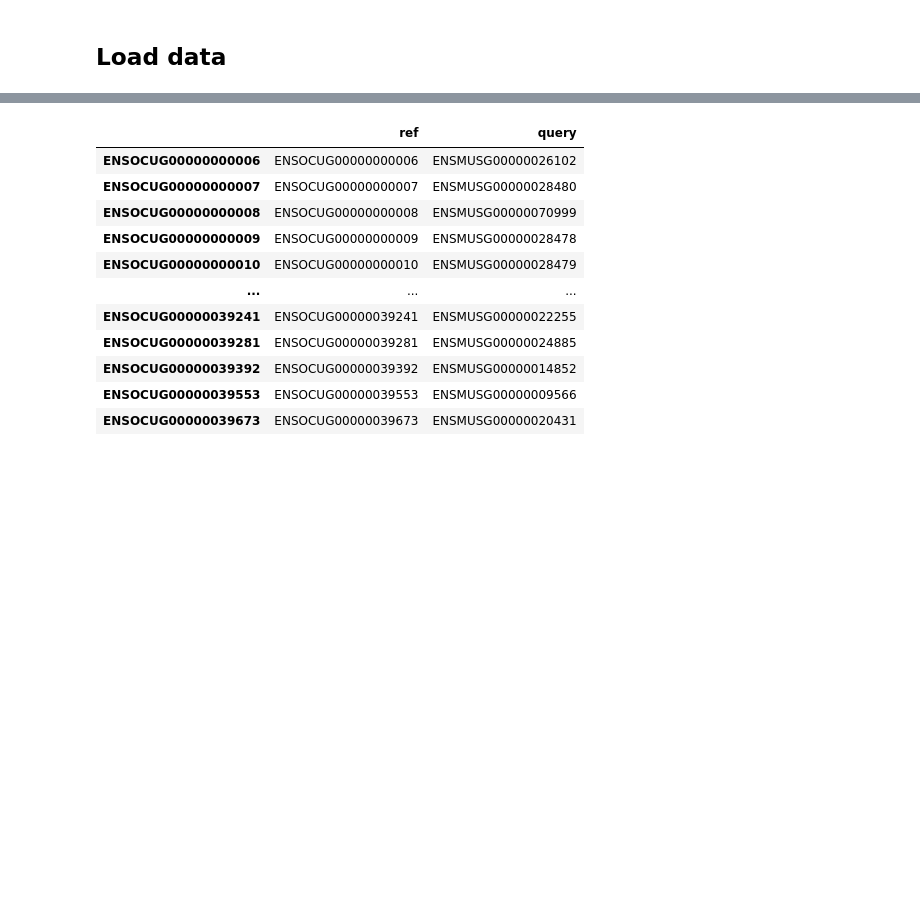
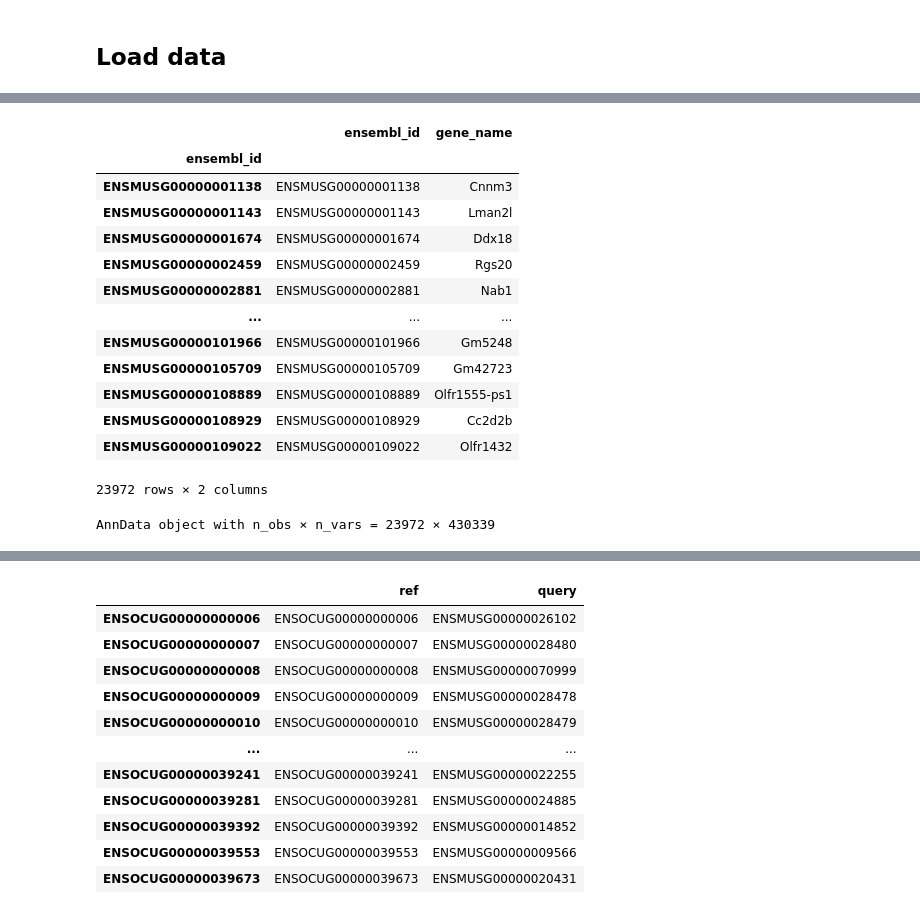
Before and after one commit to MarioniLab/RabbitGastrulation2022, a Jupyter notebook: notebooks/compare_neighbourhoods.ipynb, the cells around one changed output, grey strips where cells are left out. Saved outputs shown, nothing was run; the diff lists cells and outputs as text; code cells hidden in the pictures; blank space fills up the shorter version.

```diff
--- a/notebooks/compare_neighbourhoods.ipynb
+++ b/notebooks/compare_neighbourhoods.ipynb
@@ -22,2 +24,27 @@ AnnData object with n_obs × n_vars = 430339 × 23972
     obsp: 'connectivities', 'distances'
+# %%
+m_data.var["gene_name"] = m_data.var.index
+m_data.var.index = m_data.var["ensembl_id"]
+m_data.var
+# %% [output]
+|  | ensembl_id | gene_name |
+| ensembl_id |  |  |
+| ENSMUSG00000001138 | ENSMUSG00000001138 | Cnnm3 |
+| ENSMUSG00000001143 | ENSMUSG00000001143 | Lman2l |
+| ENSMUSG00000001674 | ENSMUSG00000001674 | Ddx18 |
+| ENSMUSG00000002459 | ENSMUSG00000002459 | Rgs20 |
+| ENSMUSG00000002881 | ENSMUSG00000002881 | Nab1 |
+| ... | ... | ... |
+| ENSMUSG00000101966 | ENSMUSG00000101966 | Gm5248 |
+| ENSMUSG00000105709 | ENSMUSG00000105709 | Gm42723 |
+| ENSMUSG00000108889 | ENSMUSG00000108889 | Olfr1555-ps1 |
+| ENSMUSG00000108929 | ENSMUSG00000108929 | Cc2d2b |
+| ENSMUSG00000109022 | ENSMUSG00000109022 | Olfr1432 |
+23972 rows × 2 columns
+# %%
+# Load mouse counts data
+m_counts = sc.read_mtx("../data-in/mouse/counts.mtx")
+m_data.layers["counts"] = np.transpose(m_counts.X)
+# %% [output]
+AnnData object with n_obs × n_vars = 23972 × 430339
 # %%
```
Also changed, not shown: parts of 88 cells of this notebook, 11 other files.
